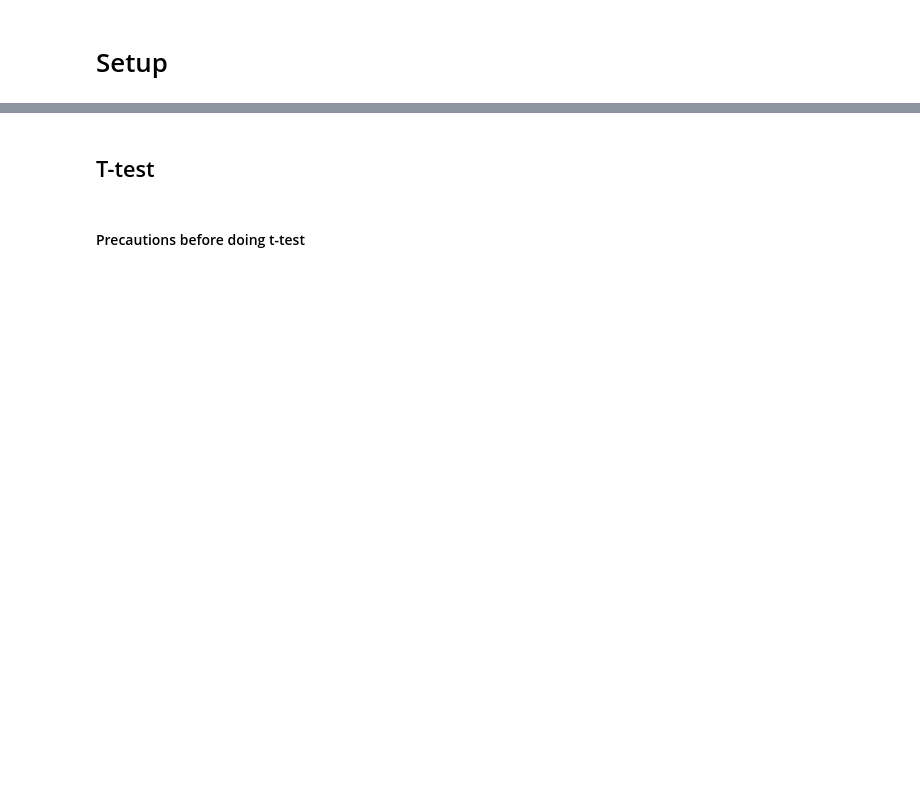
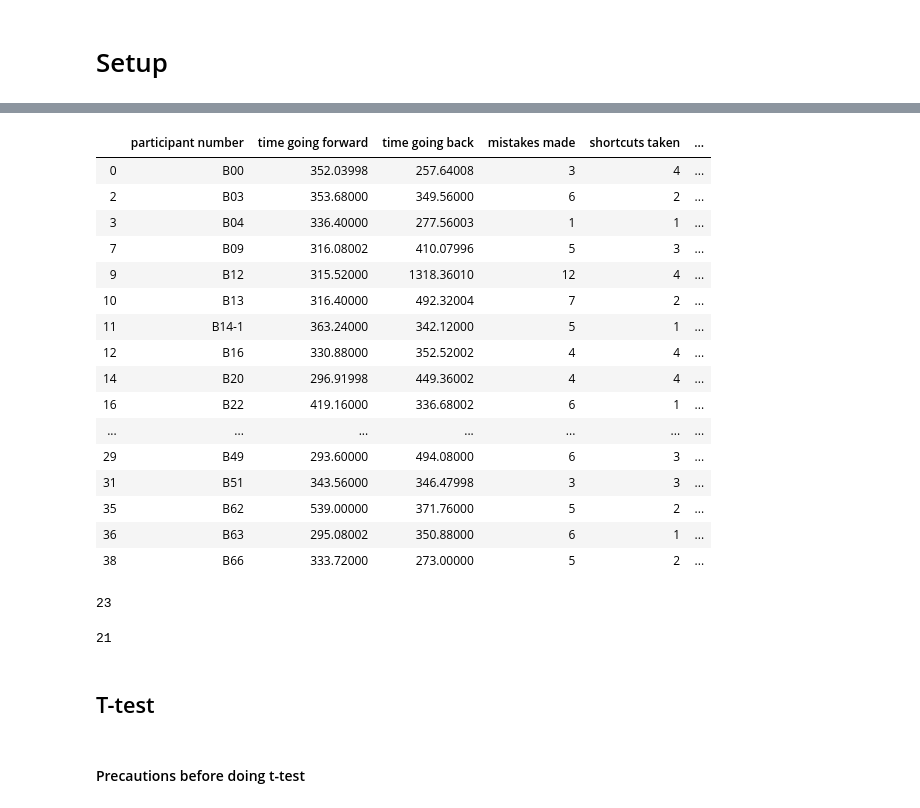
Before and after one commit to latedude2/P5-data-analysis, a Jupyter notebook: P5_result_analysis_for_least_wondered.ipynb, the cells around one changed output, grey strips where cells are left out. Cells and saved outputs as stored; diff of their text form; code cells hidden in the pictures; blank space fills up the shorter version.

```diff
--- a/P5_result_analysis_for_least_wondered.ipynb
+++ b/P5_result_analysis_for_least_wondered.ipynb
@@ -68,3 +52,31 @@ dataNoWonderB
+# %%
+dataNoWanderB
+# %% [output]
+|  | participant number | time going forward | time going back | mistakes made | shortcuts taken | ... |
+| 0 | B00 | 352.03998 | 257.64008 | 3 | 4 | ... |
+| 2 | B03 | 353.68000 | 349.56000 | 6 | 2 | ... |
+| 3 | B04 | 336.40000 | 277.56003 | 1 | 1 | ... |
+| 7 | B09 | 316.08002 | 410.07996 | 5 | 3 | ... |
+| 9 | B12 | 315.52000 | 1318.36010 | 12 | 4 | ... |
+| 10 | B13 | 316.40000 | 492.32004 | 7 | 2 | ... |
+| 11 | B14-1 | 363.24000 | 342.12000 | 5 | 1 | ... |
+| 12 | B16 | 330.88000 | 352.52002 | 4 | 4 | ... |
+| 14 | B20 | 296.91998 | 449.36002 | 4 | 4 | ... |
+| 16 | B22 | 419.16000 | 336.68002 | 6 | 1 | ... |
+| ... | ... | ... | ... | ... | ... | ... |
+| 29 | B49 | 293.60000 | 494.08000 | 6 | 3 | ... |
+| 31 | B51 | 343.56000 | 346.47998 | 3 | 3 | ... |
+| 35 | B62 | 539.00000 | 371.76000 | 5 | 2 | ... |
+| 36 | B63 | 295.08002 | 350.88000 | 6 | 1 | ... |
+| 38 | B66 | 333.72000 | 273.00000 | 5 | 2 | ... |
+# %%
+dataNoWanderA.index.size
+# %% [output]
+23
+# %%
+dataNoWanderB.index.size
+# %% [output]
+21
 # %% [markdown]
 ## T-test
 # %% [markdown]
```
Also changed, not shown: parts of 19 cells of this notebook.
